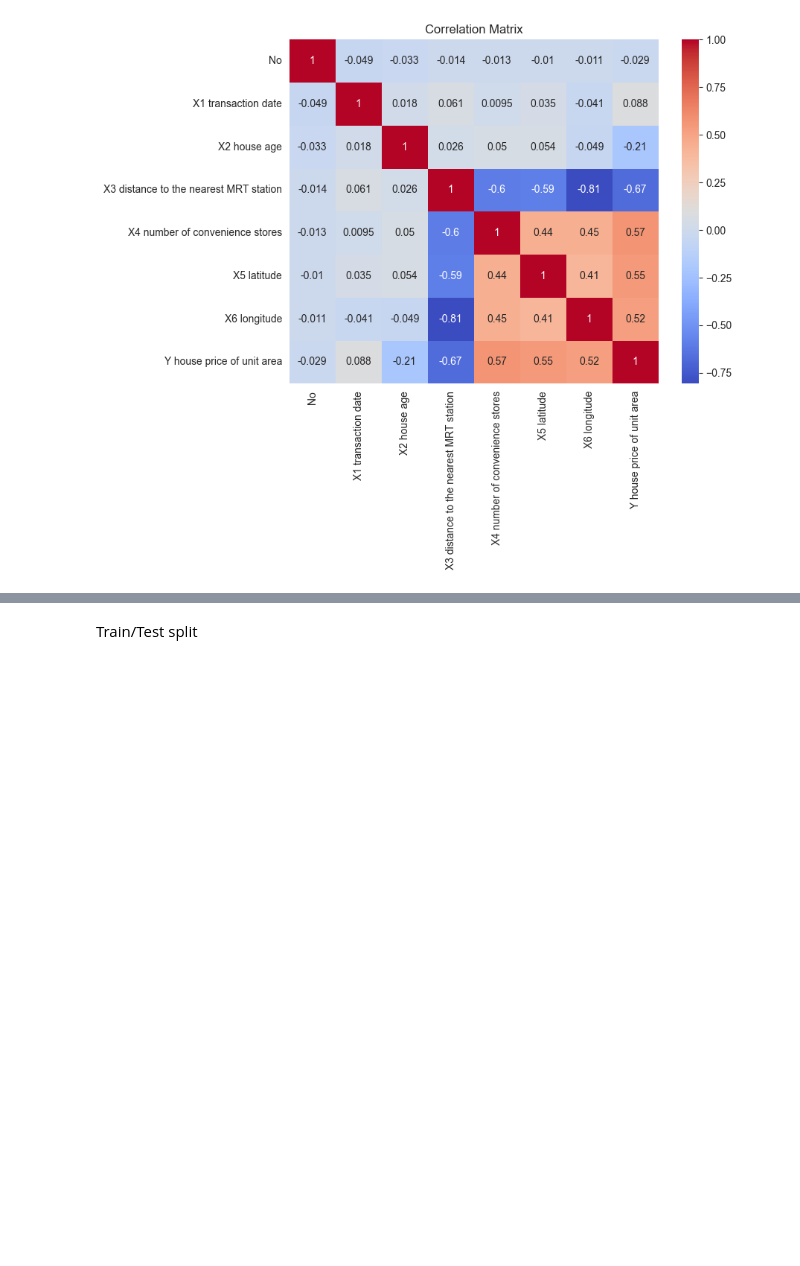
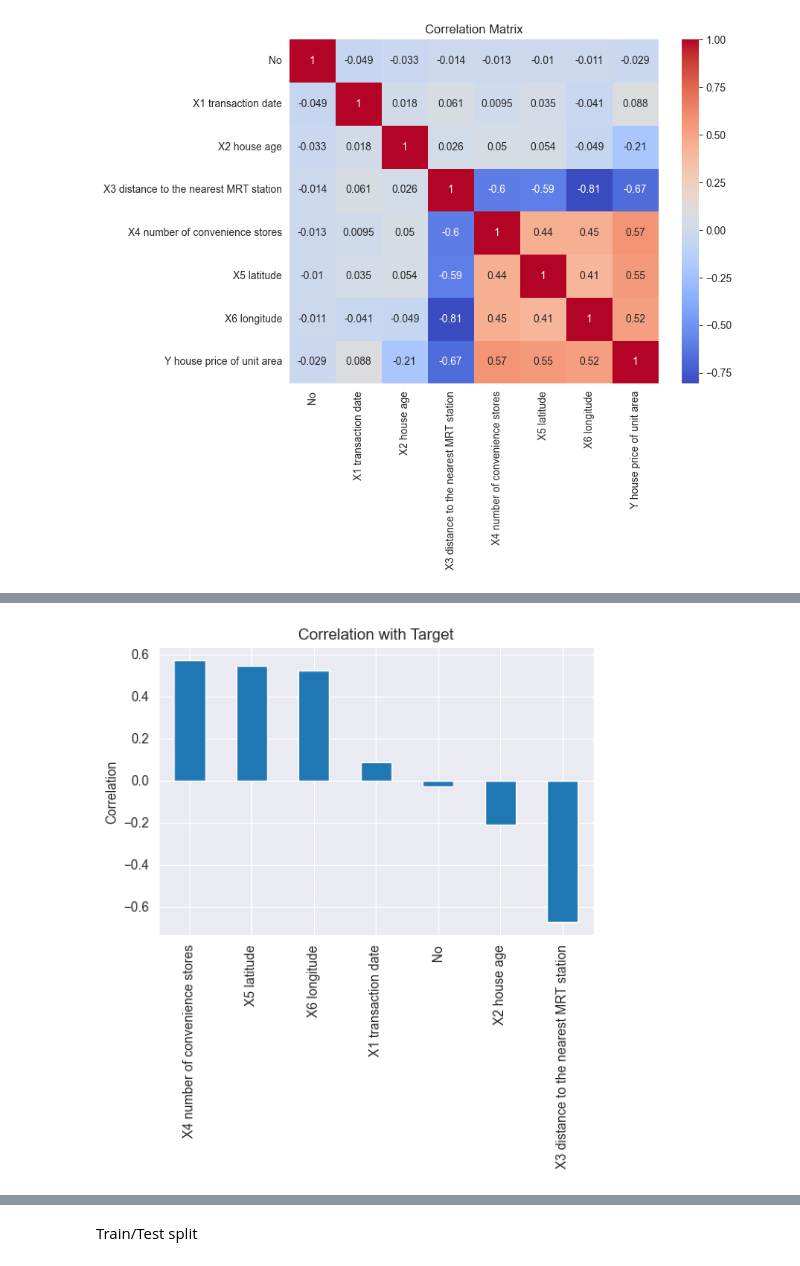
Before and after one commit to ESmids/BPDEE-Practicums, a Jupyter notebook: Opdracht2/RealEstateValuation.ipynb, the cells around one changed output, grey strips where cells are left out. Cells and saved outputs as stored; diff of their text form; code cells hidden in the pictures; blank space fills up the shorter version.

```diff
--- a/Opdracht2/RealEstateValuation.ipynb
+++ b/Opdracht2/RealEstateValuation.ipynb
@@ -144,0 +163,4 @@ Sterke correlatie met de target kan belangrijke features aangeven.
+# %%
+target_corr = corr["Y house price of unit area"].sort_values(ascending=False)
+
+print(target_corr)
@@ -144,0 +177,12 @@ Sterke correlatie met de target kan belangrijke features aangeven.
+# %%
+plt.figure(figsize=(6,4))
+
+target_corr.drop("Y house price of unit area").plot(kind="bar")
+
+plt.title("Correlation with Target")
+
+plt.ylabel("Correlation")
+
+plt.show()
+# %% [output]
+[figure, added]
```
Also changed, not shown: parts of 27 cells of this notebook, 9 other files.
